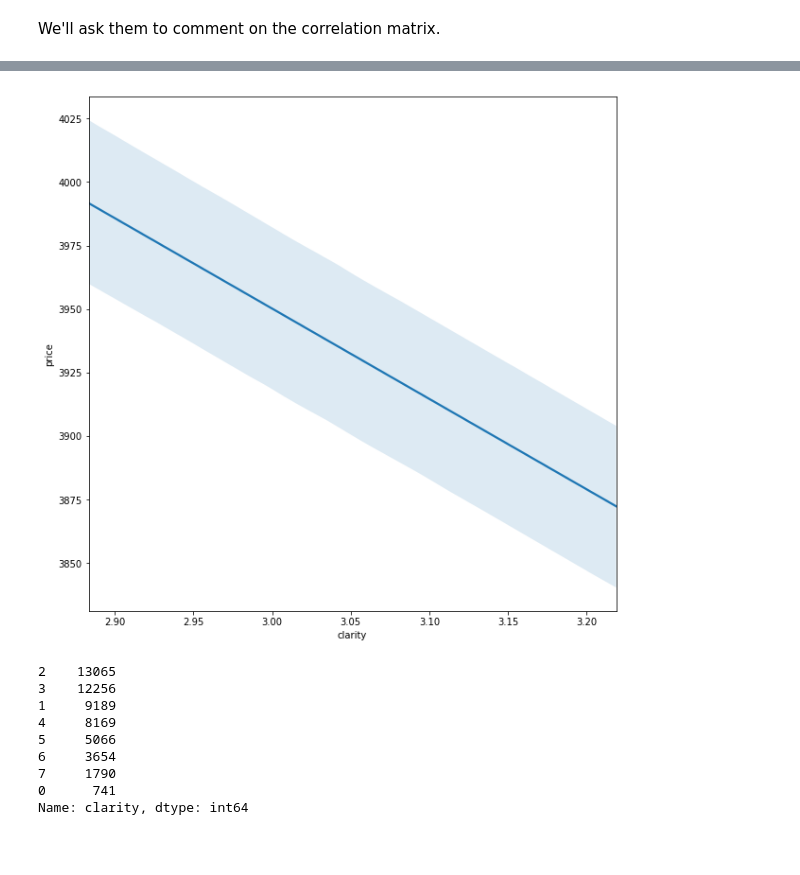
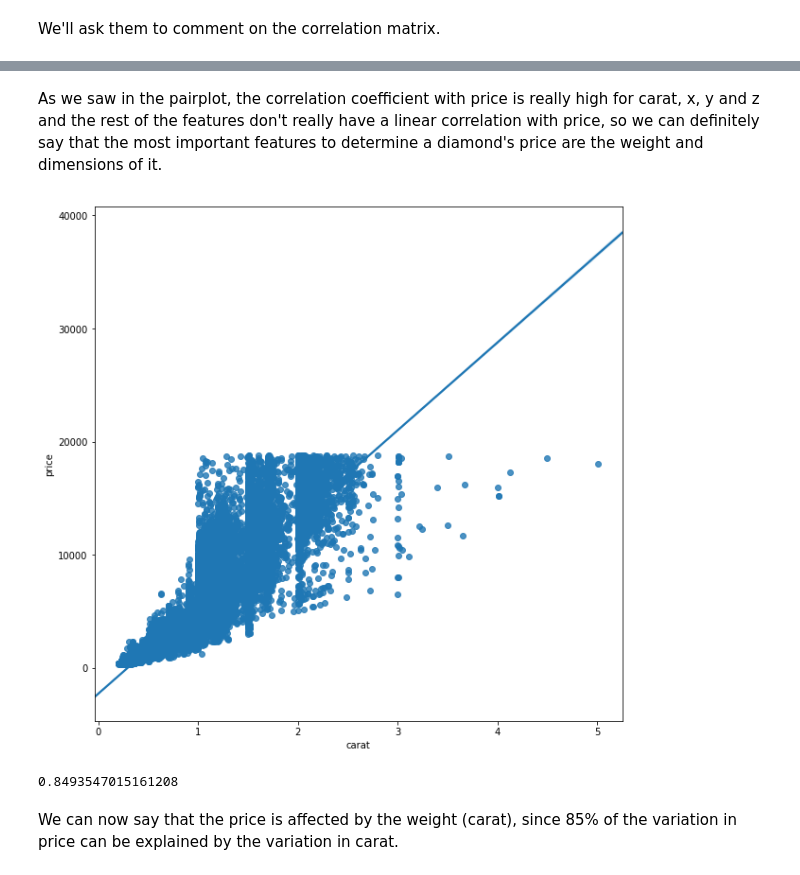
Before and after one commit to ta-data-bcn/Review-W4-Data-Cleaning-And-Descriptive-Statistics, a Jupyter notebook: 2.-EDA.ipynb, the cells around one changed output, grey strips where cells are left out. Cells and saved outputs as stored; diff of their text form; code cells hidden in the pictures; blank space fills up the shorter version.

```diff
--- a/2.-EDA.ipynb
+++ b/2.-EDA.ipynb
@@ -16,6 +17,10 @@ diamonds = pd.read_csv('diamonds1.csv')
 clarity = {'I1': 0, 'SI2': 1, 'SI1': 2, 'VS2': 3, 'VS1': 4, 'VVS2': 5, 'VVS1': 6, 'IF': 7}
 for i, j in clarity.items():
     diamonds.clarity.replace(i, j, inplace=True)
+# %%
+color = {'J': 0, 'I': 1, 'H': 2, 'G': 3, 'F': 4, 'E': 5, 'D': 6}
+for i, j in color.items():
+    diamonds.color.replace(i, j, inplace=True)
 # %% [markdown]
 Now that we have cleaned our data we can proceed with some exploratory analysis. Let's start by looking at how the charateristics of a diamond (especially the price, since that's our focus) change based on its color. Remember that you can use the groupby() method in pandas.
 # %% [markdown]
@@ -118,18 +156,7 @@ p = sns.heatmap(diamonds.corr(), annot=True,square=True)
+# %% [markdown]
+As we saw in the pairplot, the correlation coefficient with price is really high for carat, x, y and z and the rest of the features don't really have a linear correlation with price, so we can definitely say that the most important features to determine a diamond's price are the weight and dimensions of it.
 # %%
 plt.figure(figsize=(10, 10))
-j = sns.regplot(diamonds.clarity,diamonds.price, scatter=False)
-axes = j.axes
+j = sns.regplot(diamonds.carat, diamonds.price, scatter=True)
 # %% [output]
-[figure, old version]
+[figure, new version]
-# %%
-diamonds.clarity.value_counts()
-# %% [output]
-2    13065
-3    12256
-1     9189
-4     8169
-5     5066
-6     3654
-7     1790
-0      741
-Name: clarity, dtype: int64
@@ -135,0 +167,6 @@ Name: clarity, dtype: int64
+# %%
+r2
+# %% [output]
+0.8493547015161208
+# %% [markdown]
+We can now say that the price is affected by the weight (carat), since 85% of the variation in price can be explained by the variation in carat.
```
Also changed, not shown: parts of 22 cells of this notebook.
